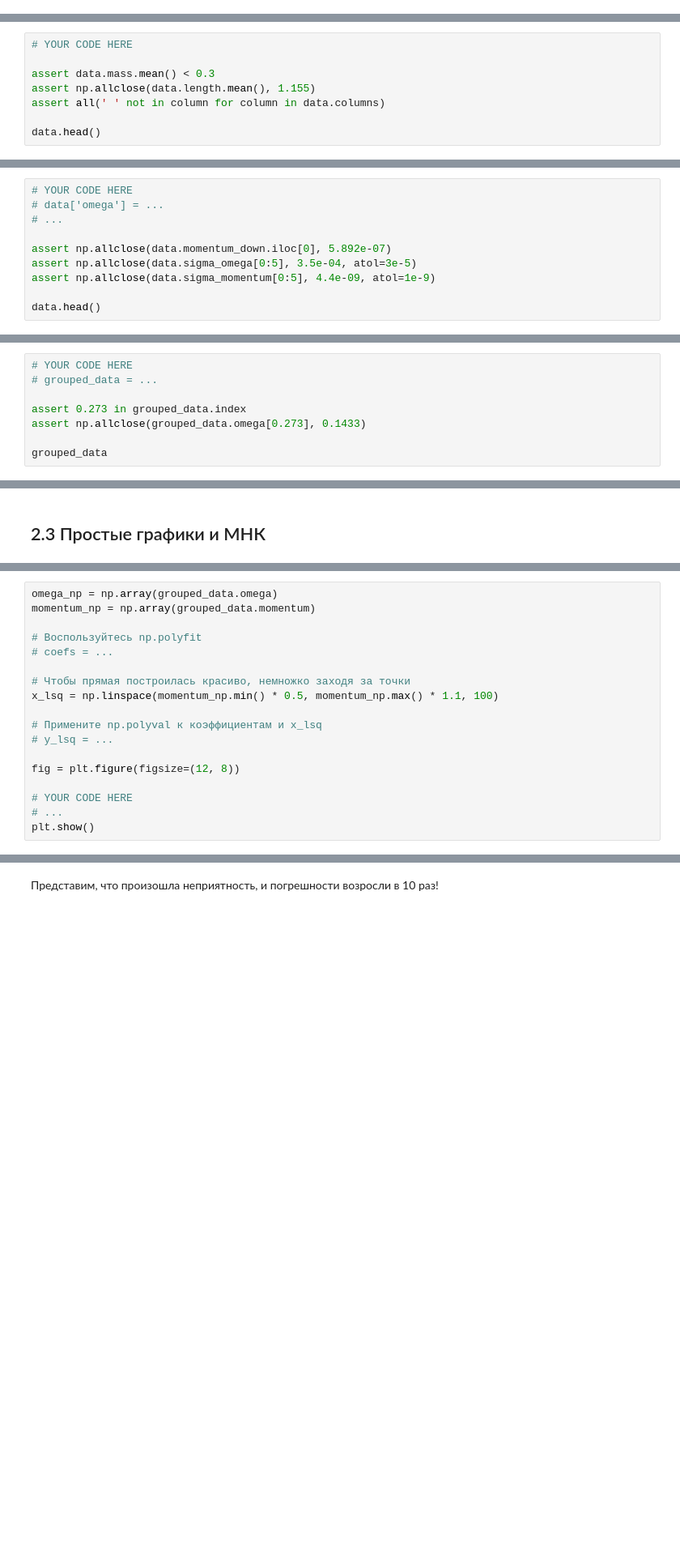
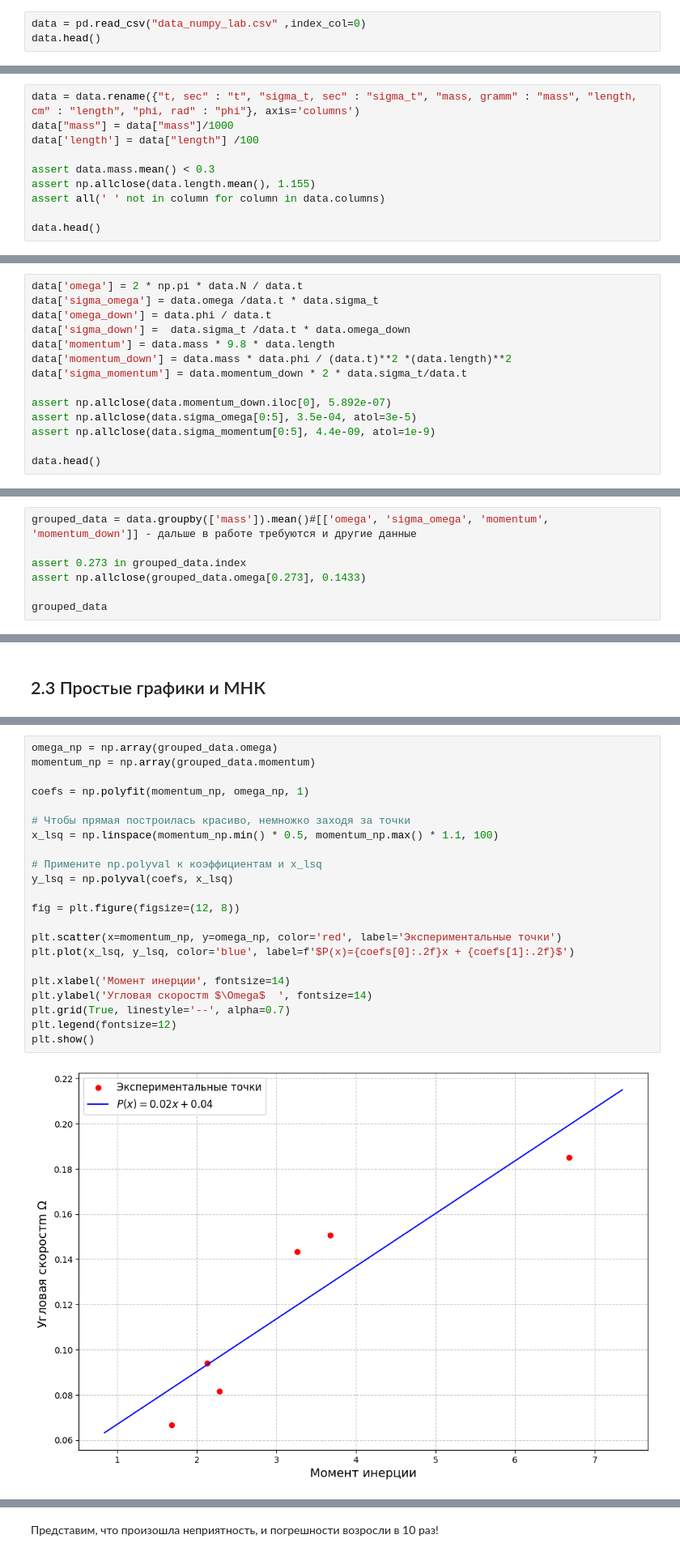
Before and after one commit to alexkandr/py-lab1, a Jupyter notebook: lab_1_np_pandas_matplotlib.ipynb, the cells around one changed output, grey strips where cells are left out. Shown: that part at 81% size. Saved outputs shown, nothing was run; the diff lists cells and outputs as text; blank space fills up the shorter version.

```diff
--- a/lab_1_np_pandas_matplotlib.ipynb
+++ b/lab_1_np_pandas_matplotlib.ipynb
@@ -342,0 +328,3 @@ data.head()
+# %%
+data = pd.read_csv("data_numpy_lab.csv" ,index_col=0)
+data.head()
@@ -359,7 +354,9 @@ phi - угол в радианах, на который опустился ры
 # %% [markdown]
 Так как физики любят оперировать величинами адекватной размерности, нужно перевести колонки с массой в килограммы, а с длиной - в метры. Затем переименуйте все колонки так, чтобы в них не осталось упоминаний о размерности - только названия физических величин.
 # %%
-# YOUR CODE HERE
+data = data.rename({"t, sec" : "t", "sigma_t, sec" : "sigma_t",	"mass, gramm" : "mass",	"length, cm" : "length",	"phi, rad" : "phi"}, axis='columns')
+data["mass"] = data["mass"]/1000
+data['length'] = data["length"] /100
 
 assert data.mass.mean() < 0.3
 assert np.allclose(data.length.mean(), 1.155)
@@ -383,9 +387,13 @@ data.head()
 
 `sigma_momentum`: $\sigma_{M} = M_{down} \cdot 2 \cdot \frac{\sigma_t}{t}$
 # %%
-# YOUR CODE HERE
-# data['omega'] = ...
-# ...
+data['omega'] = 2 * np.pi * data.N / data.t
+data['sigma_omega'] = data.omega /data.t * data.sigma_t
+data['omega_down'] = data.phi / data.t
+data['sigma_down'] =  data.sigma_t /data.t * data.omega_down
+data['momentum'] = data.mass * 9.8 * data.length
+data['momentum_down'] = data.mass * data.phi / (data.t)**2 *(data.length)**2
+data['sigma_momentum'] = data.momentum_down * 2 * data.sigma_t/data.t
 
 assert np.allclose(data.momentum_down.iloc[0], 5.892e-07)
 assert np.allclose(data.sigma_omega[0:5], 3.5e-04, atol=3e-5)
@@ -397,8 +412,7 @@ data.head()
 
 **Подсказка:** функция groupby вам поможет. Никаких циклов!
 # %%
-# YOUR CODE HERE
-# grouped_data = ...
+grouped_data = data.groupby(['mass']).mean()#[['omega', 'sigma_omega', 'momentum', 'momentum_down']] - дальше в работе требуются и другие данные
 
 assert 0.273 in grouped_data.index
 assert np.allclose(grouped_data.omega[0.273], 0.1433)
@@ -422,21 +445,27 @@ grouped_data
 # %%
 omega_np = np.array(grouped_data.omega)
 momentum_np = np.array(grouped_data.momentum)
 
-# Воспользуйтесь np.polyfit
-# coefs = ...
+coefs = np.polyfit(momentum_np, omega_np, 1)
 
 # Чтобы прямая построилась красиво, немножко заходя за точки
 x_lsq = np.linspace(momentum_np.min() * 0.5, momentum_np.max() * 1.1, 100)
 
 # Примените np.polyval к коэффициентам и x_lsq
-# y_lsq = ...
+y_lsq = np.polyval(coefs, x_lsq)
 
 fig = plt.figure(figsize=(12, 8))
 
-# YOUR CODE HERE
-# ...
+plt.scatter(x=momentum_np, y=omega_np, color='red', label='Экспериментальные точки')
+plt.plot(x_lsq, y_lsq, color='blue', label=f'$P(x)={coefs[0]:.2f}x + {coefs[1]:.2f}$')
+
+plt.xlabel('Момент инерции', fontsize=14)
+plt.ylabel('Угловая скоростm $\Omega$  ', fontsize=14)
+plt.grid(True, linestyle='--', alpha=0.7)
+plt.legend(fontsize=12)
 plt.show()
+# %% [output]
+[figure, added]
 # %% [markdown]
 `np.polyfit` также умеет оценивать погрешности! Если точнее, он возвращает матрицу ковариаций для метода наименьших квадратов. Не будем углубляться в математику, главное знать, что на диагонали у неё стоят дисперсии полученных коэффициентов. Для получения собственно погрешности $\sigma$ необходимо взять корень из этих дисперсий.
 
```
Also changed, not shown: parts of 8 cells of this notebook, 1 other file.
